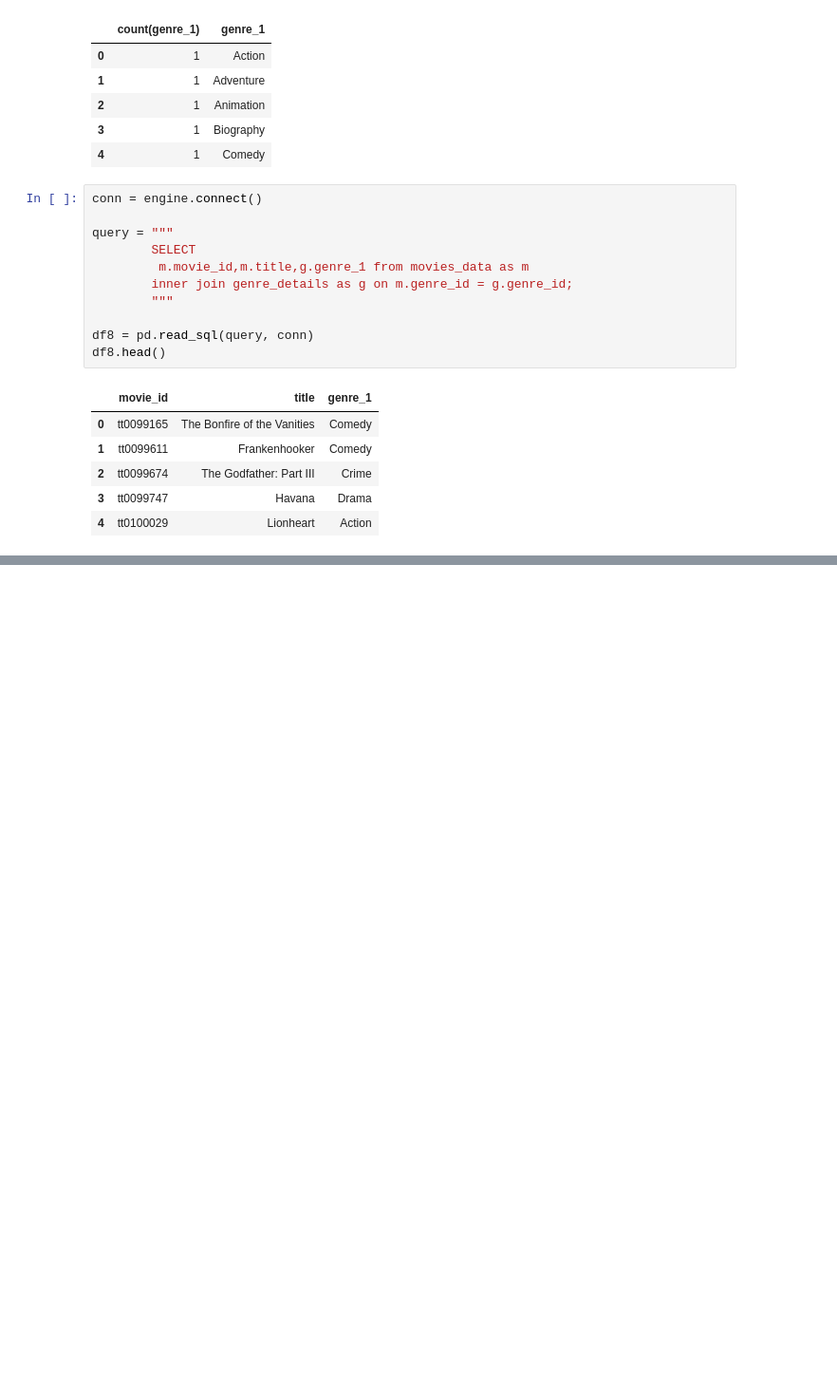
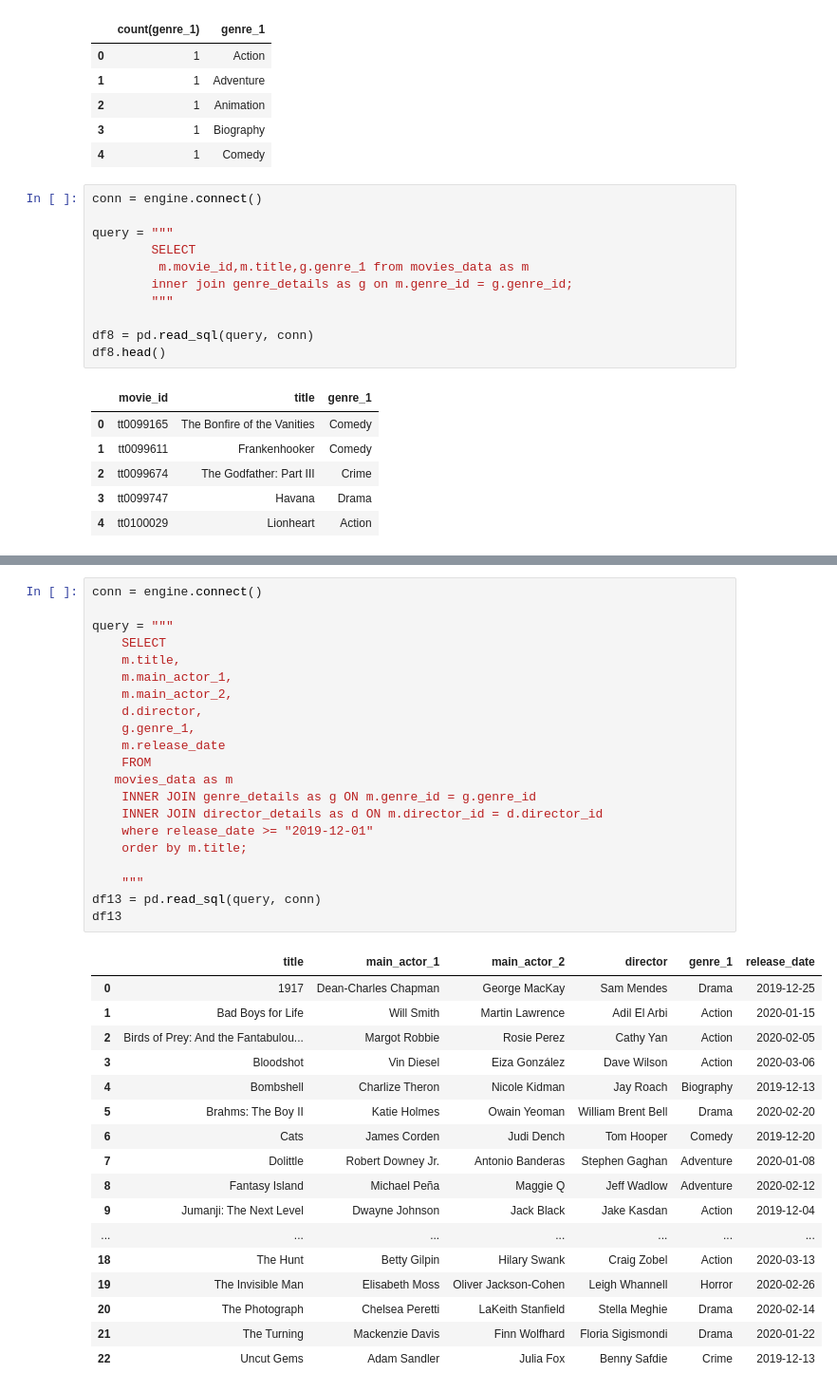
Before and after one commit to JaimeStarling/Project_Group_Five, a Jupyter notebook: Nasreen's Work/Database/Create_SQLite_Movies.ipynb, the cells around one changed output, grey strips where cells are left out. Shown: that part at 95% size. Saved outputs shown, nothing was run; the diff lists cells and outputs as text; blank space fills up the shorter version.

```diff
--- a/Nasreen's Work/Database/Create_SQLite_Movies.ipynb
+++ b/Nasreen's Work/Database/Create_SQLite_Movies.ipynb
@@ -493,0 +573,39 @@ df9.head()
+# %%
+conn = engine.connect()
+
+query = """
+    SELECT
+    m.title,
+    m.main_actor_1,
+    m.main_actor_2,
+    d.director,
+    g.genre_1,
+    m.release_date
+    FROM
+   movies_data as m
+    INNER JOIN genre_details as g ON m.genre_id = g.genre_id
+    INNER JOIN director_details as d ON m.director_id = d.director_id
+    where release_date >= "2019-12-01"
+    order by m.title;
+
+    """
+df13 = pd.read_sql(query, conn)
+df13
+# %% [output]
+|  | title | main_actor_1 | main_actor_2 | director | genre_1 | release_date |
+| 0 | 1917 | Dean-Charles Chapman | George MacKay | Sam Mendes | Drama | 2019-12-25 |
+| 1 | Bad Boys for Life | Will Smith | Martin Lawrence | Adil El Arbi | Action | 2020-01-15 |
+| 2 | Birds of Prey: And the Fantabulou... | Margot Robbie | Rosie Perez | Cathy Yan | Action | 2020-02-05 |
+| 3 | Bloodshot | Vin Diesel | Eiza González | Dave Wilson | Action | 2020-03-06 |
+| 4 | Bombshell | Charlize Theron | Nicole Kidman | Jay Roach | Biography | 2019-12-13 |
+| 5 | Brahms: The Boy II | Katie Holmes | Owain Yeoman | William Brent Bell | Drama | 2020-02-20 |
+| 6 | Cats | James Corden | Judi Dench | Tom Hooper | Comedy | 2019-12-20 |
+| 7 | Dolittle | Robert Downey Jr. | Antonio Banderas | Stephen Gaghan | Adventure | 2020-01-08 |
+| 8 | Fantasy Island | Michael Peña | Maggie Q | Jeff Wadlow | Adventure | 2020-02-12 |
+| 9 | Jumanji: The Next Level | Dwayne Johnson | Jack Black | Jake Kasdan | Action | 2019-12-04 |
+| ... | ... | ... | ... | ... | ... | ... |
+| 18 | The Hunt | Betty Gilpin | Hilary Swank | Craig Zobel | Action | 2020-03-13 |
+| 19 | The Invisible Man | Elisabeth Moss | Oliver Jackson-Cohen | Leigh Whannell | Horror | 2020-02-26 |
+| 20 | The Photograph | Chelsea Peretti | LaKeith Stanfield | Stella Meghie | Drama | 2020-02-14 |
+| 21 | The Turning | Mackenzie Davis | Finn Wolfhard | Floria Sigismondi | Drama | 2020-01-22 |
+| 22 | Uncut Gems | Adam Sandler | Julia Fox | Benny Safdie | Crime | 2019-12-13 |
```
Also changed, not shown: parts of 4 cells of this notebook.
